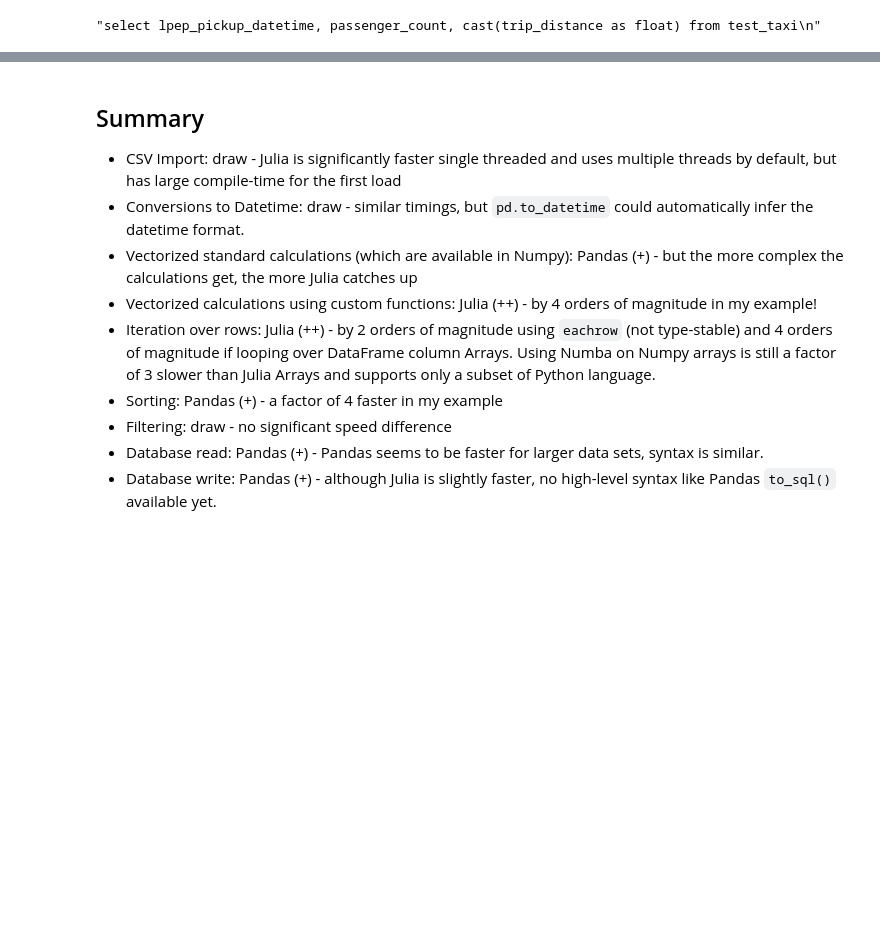
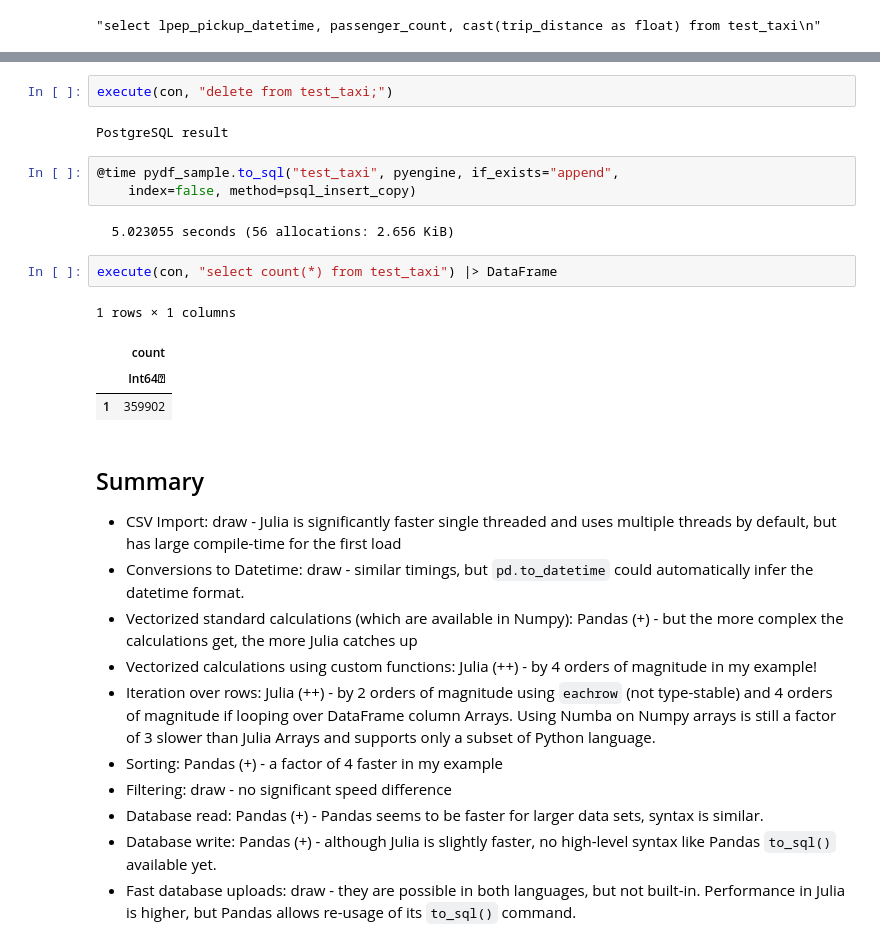
Before and after one commit to lungben/julia_experiments, a Jupyter notebook: notebooks/data_frame_comparison_julia.ipynb, the cells around one changed output, grey strips where cells are left out. Saved outputs shown, nothing was run; the diff lists cells and outputs as text; blank space fills up the shorter version.

```diff
--- a/notebooks/data_frame_comparison_julia.ipynb
+++ b/notebooks/data_frame_comparison_julia.ipynb
@@ -937,3 +1031,19 @@ dtype: object
+# %%
+execute(con, "delete from test_taxi;")
+# %% [output]
+PostgreSQL result
+# %%
+@time pydf_sample.to_sql("test_taxi", pyengine, if_exists="append",
+    index=false, method=psql_insert_copy)
+# %% [output]
+  5.023055 seconds (56 allocations: 2.656 KiB)
+# %%
+execute(con, "select count(*) from test_taxi") |> DataFrame
+# %% [output]
+1 rows × 1 columns
+|  | count |
+|  | Int64⍰ |
+| 1 | 359902 |
 # %% [markdown]
 ## Summary
 
@@ -946,3 +1056,4 @@ dtype: object
 * Filtering: draw - no significant speed difference
 * Database read: Pandas (+) - Pandas seems to be faster for larger data sets, syntax is similar.
 * Database write: Pandas (+) - although Julia is slightly faster, no high-level syntax like Pandas `to_sql()` available yet.
+* Fast database uploads: draw - they are possible in both languages, but not built-in. Performance in Julia is higher, but Pandas allows re-usage of its `to_sql()` command.
```
Also changed, not shown: parts of 20 cells of this notebook.
